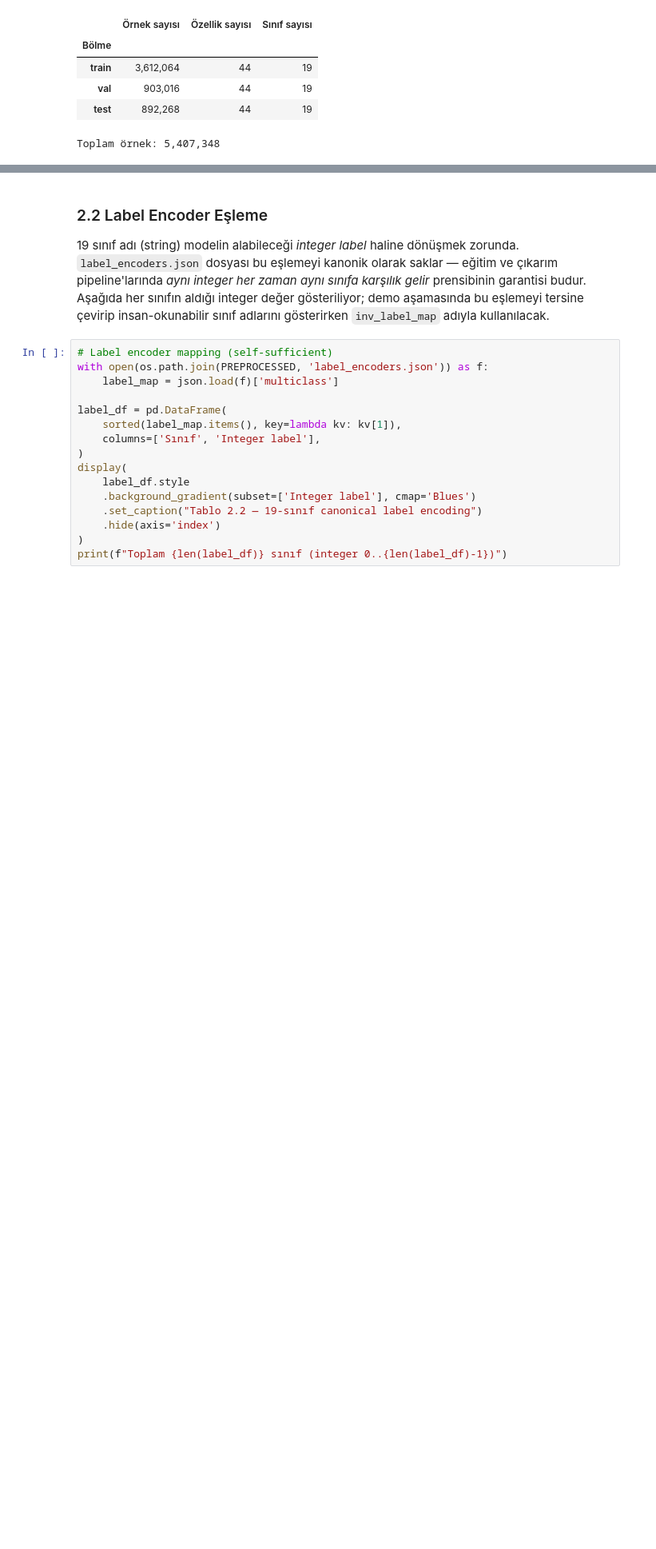
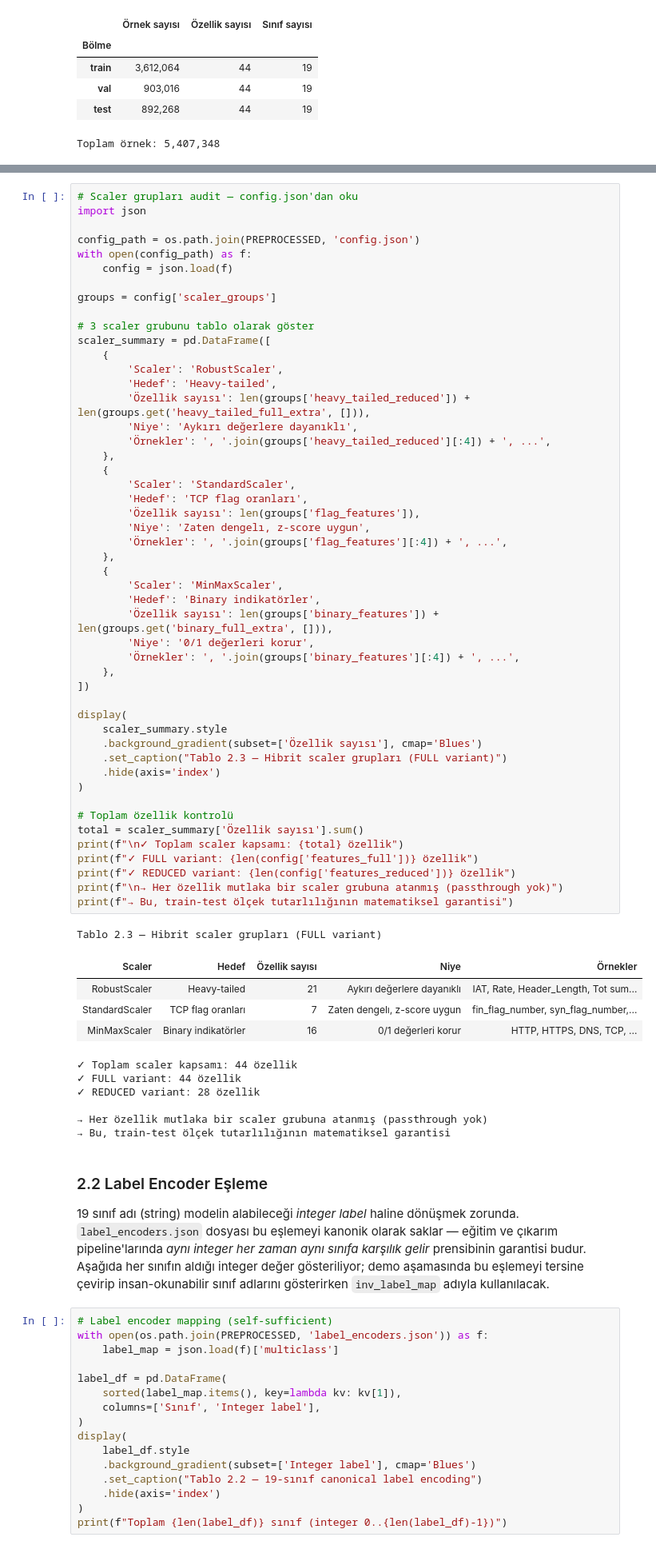
Before and after one commit to amirbaseet/IoMT-Anomaly-Detection, a Jupyter notebook: course-project/notebooks/course_project_demo_v4_pipeline.ipynb, the cells around one changed output, grey strips where cells are left out. Shown at 80% size. Drawn from its saved outputs; the diff is of its cells as text; blank space fills up the shorter version.

```diff
--- a/course-project/notebooks/course_project_demo_v4_pipeline.ipynb
+++ b/course-project/notebooks/course_project_demo_v4_pipeline.ipynb
@@ -595,3 +702,64 @@ Toplam örnek: 5,407,348
+# %%
+# Scaler grupları audit — config.json'dan oku
+import json
+
+config_path = os.path.join(PREPROCESSED, 'config.json')
+with open(config_path) as f:
+    config = json.load(f)
+
+groups = config['scaler_groups']
+
+# 3 scaler grubunu tablo olarak göster
+scaler_summary = pd.DataFrame([
+    {
+        'Scaler': 'RobustScaler',
+        'Hedef': 'Heavy-tailed',
+        'Özellik sayısı': len(groups['heavy_tailed_reduced']) + len(groups.get('heavy_tailed_full_extra', [])),
+        'Niye': 'Aykırı değerlere dayanıklı',
+        'Örnekler': ', '.join(groups['heavy_tailed_reduced'][:4]) + ', ...',
+    },
+    {
+        'Scaler': 'StandardScaler',
+        'Hedef': 'TCP flag oranları',
+        'Özellik sayısı': len(groups['flag_features']),
+        'Niye': 'Zaten dengelı, z-score uygun',
+        'Örnekler': ', '.join(groups['flag_features'][:4]) + ', ...',
+    },
+    {
+        'Scaler': 'MinMaxScaler',
+        'Hedef': 'Binary indikatörler',
+        'Özellik sayısı': len(groups['binary_features']) + len(groups.get('binary_full_extra', [])),
+        'Niye': '0/1 değerleri korur',
+        'Örnekler': ', '.join(groups['binary_features'][:4]) + ', ...',
+    },
+])
+
+display(
+    scaler_summary.style
+    .background_gradient(subset=['Özellik sayısı'], cmap='Blues')
+    .set_caption("Tablo 2.3 — Hibrit scaler grupları (FULL variant)")
+    .hide(axis='index')
+)
+
+# Toplam özellik kontrolü
+total = scaler_summary['Özellik sayısı'].sum()
+print(f"\n✓ Toplam scaler kapsamı: {total} özellik")
+print(f"✓ FULL variant: {len(config['features_full'])} özellik")
+print(f"✓ REDUCED variant: {len(config['features_reduced'])} özellik")
+print(f"\n→ Her özellik mutlaka bir scaler grubuna atanmış (passthrough yok)")
+print(f"→ Bu, train-test ölçek tutarlılığının matematiksel garantisi")
+# %% [output]
+Tablo 2.3 — Hibrit scaler grupları (FULL variant)
+| Scaler | Hedef | Özellik sayısı | Niye | Örnekler |
+| RobustScaler | Heavy-tailed | 21 | Aykırı değerlere dayanıklı | IAT, Rate, Header_Length, Tot sum... |
+| StandardScaler | TCP flag oranları | 7 | Zaten dengelı, z-score uygun | fin_flag_number, syn_flag_number,... |
+| MinMaxScaler | Binary indikatörler | 16 | 0/1 değerleri korur | HTTP, HTTPS, DNS, TCP, ... |
+✓ Toplam scaler kapsamı: 44 özellik
+✓ FULL variant: 44 özellik
+✓ REDUCED variant: 28 özellik
+
+→ Her özellik mutlaka bir scaler grubuna atanmış (passthrough yok)
+→ Bu, train-test ölçek tutarlılığının matematiksel garantisi
 # %% [markdown]
 ### 2.2 Label Encoder Eşleme
 
```
Also changed, not shown: parts of 8 cells of this notebook, 2 other files.
